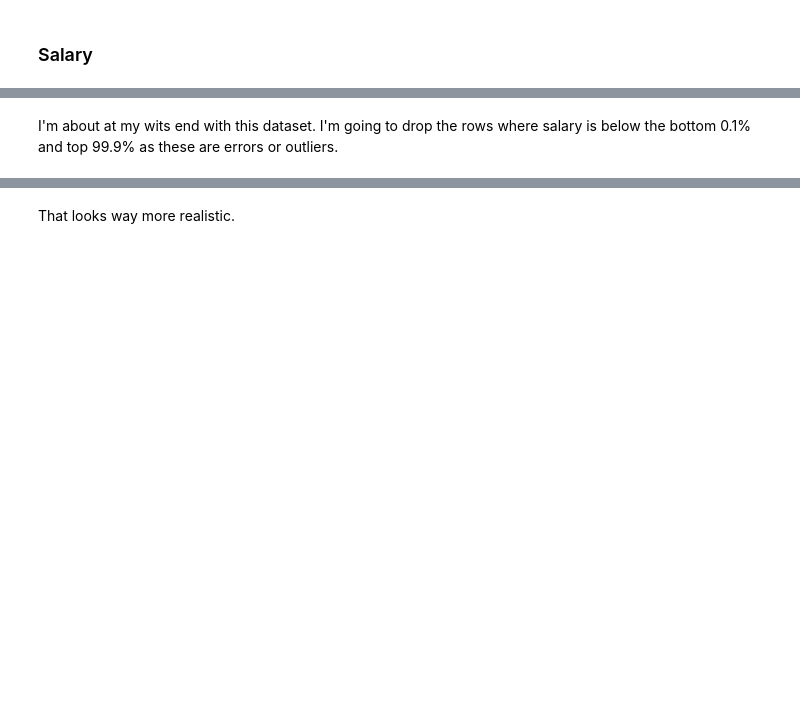
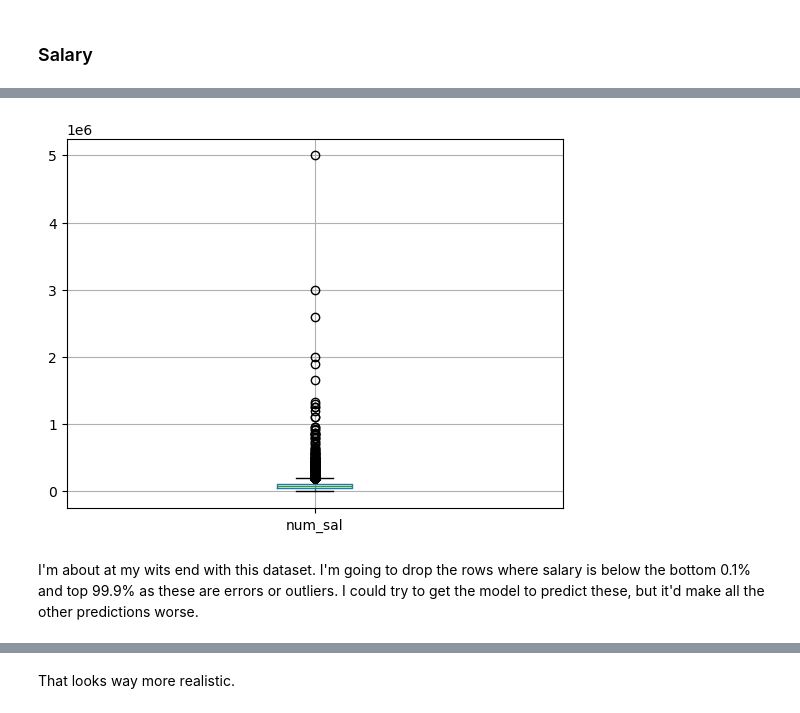
Before and after one commit to Feebami/MSDS610, a Jupyter notebook: Week4/MSDS610_Wk4_DataCleaning_Hamel.ipynb, the cells around one changed output, grey strips where cells are left out. Saved outputs shown, nothing was run; the diff lists cells and outputs as text; code cells hidden in the pictures; blank space fills up the shorter version.

```diff
--- a/Week4/MSDS610_Wk4_DataCleaning_Hamel.ipynb
+++ b/Week4/MSDS610_Wk4_DataCleaning_Hamel.ipynb
@@ -579,6 +542,11 @@ df.num_sal.quantile([0.001, 0.999])
 Name: num_sal, dtype: float64
+# %%
+df.boxplot(column='num_sal')
+plt.show()
+# %% [output]
+[figure, added]
 # %% [markdown]
-I'm about at my wits end with this dataset. I'm going to drop the rows where salary is below the bottom 0.1% and top 99.9% as these are errors or outliers.
+I'm about at my wits end with this dataset. I'm going to drop the rows where salary is below the bottom 0.1% and top 99.9% as these are errors or outliers. I could try to get the model to predict these, but it'd make all the other predictions worse.
 # %%
 df = df[df.num_sal >= df.num_sal.quantile(0.001)]
 df = df[df.num_sal <= df.num_sal.quantile(0.999)]
```
Also changed, not shown: parts of 54 cells of this notebook.
